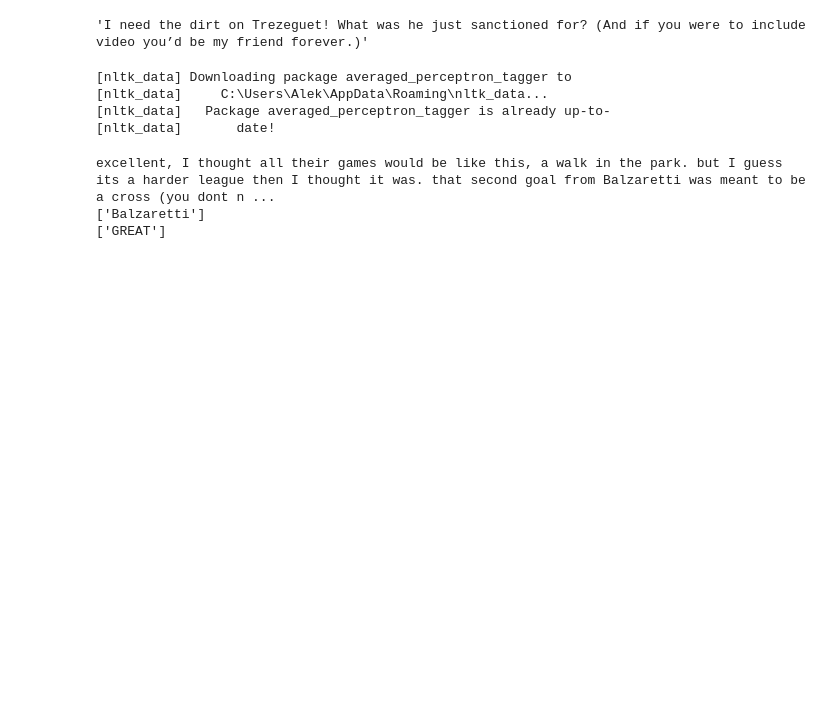
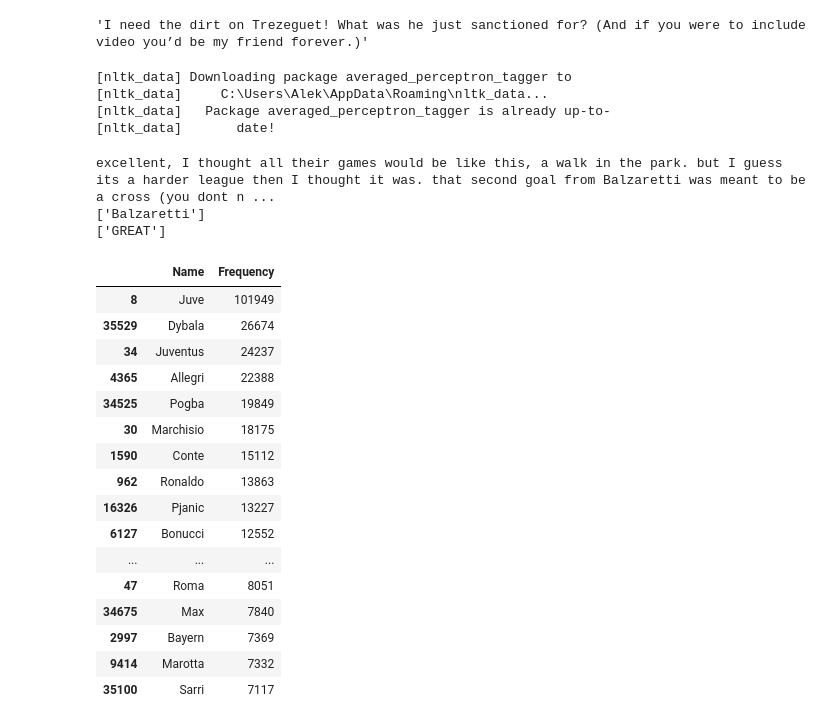
Before and after one commit to rsolter/BWRAO-Comment-Scraper, a Jupyter notebook: Sentiment Analysis.ipynb, the cells around one changed output. Cells and saved outputs as stored; diff of their text form; code cells hidden in the pictures; blank space fills up the shorter version.

Commit message:
Name Frequency loop is finally done

```diff
--- a/Sentiment Analysis.ipynb
+++ b/Sentiment Analysis.ipynb
@@ -315,0 +302,25 @@ for i in range(0,len(comments)):
+# %%
+#Load the data from the last loop to make it faster
+name_freq = pd.read_csv('Data/Name_Freq.csv')
+# %%
+#Top 30 names
+name_freq = name_freq.sort_values(by='Frequency',ascending=False)
+name_freq.head(30)
+# %% [output]
+|  | Name | Frequency |
+| 8 | Juve | 101949 |
+| 35529 | Dybala | 26674 |
+| 34 | Juventus | 24237 |
+| 4365 | Allegri | 22388 |
+| 34525 | Pogba | 19849 |
+| 30 | Marchisio | 18175 |
+| 1590 | Conte | 15112 |
+| 962 | Ronaldo | 13863 |
+| 16326 | Pjanic | 13227 |
+| 6127 | Bonucci | 12552 |
+| ... | ... | ... |
+| 47 | Roma | 8051 |
+| 34675 | Max | 7840 |
+| 2997 | Bayern | 7369 |
+| 9414 | Marotta | 7332 |
+| 35100 | Sarri | 7117 |
```
Also changed, not shown: parts of 1 cell of this notebook, 1 other file.
